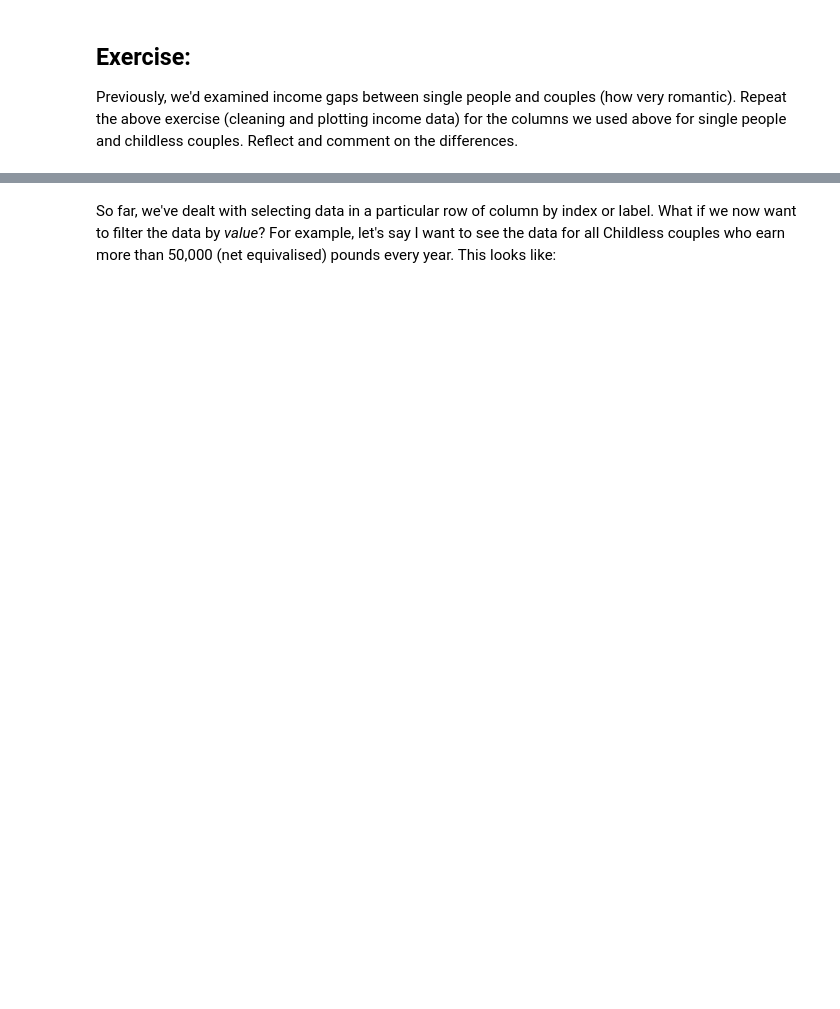
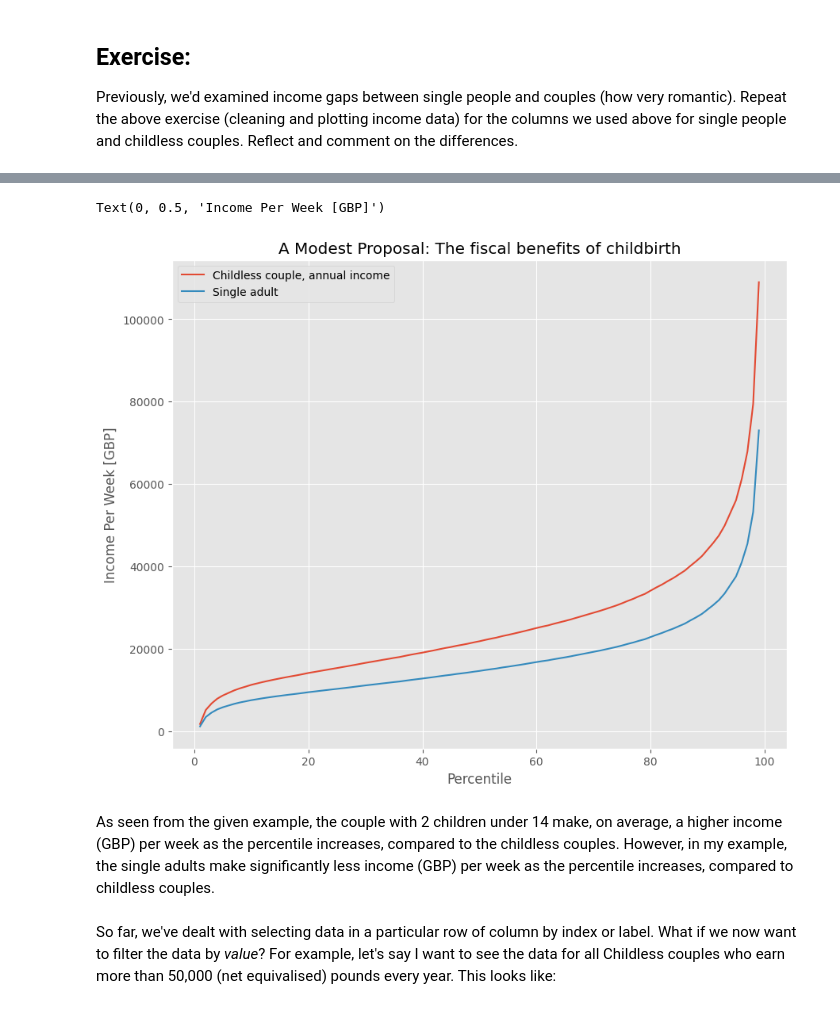
Before and after one commit to skyleranderson05/QM2, a Jupyter notebook: W2_Working_with_Data_in_Pandas.ipynb, the cells around one changed output, grey strips where cells are left out. Cells and saved outputs as stored; diff of their text form; code cells hidden in the pictures; blank space fills up the shorter version.

```diff
--- a/W2_Working_with_Data_in_Pandas.ipynb
+++ b/W2_Working_with_Data_in_Pandas.ipynb
@@ -312,0 +310,3 @@ Add your reflection here.
+# %%
+clean = income[['Childless couple, annual income','Single adult']]
+clean.head()
@@ -312,0 +321,7 @@ Add your reflection here.
+# %%
+clean=clean.replace(',', '', regex=True)
+
+# In addition, missing values are sometimes written as '-', in order for Python to understand that it is just a missing numerical
+# value, all '-' need to be replaced with 'NaN'.
+clean = clean.replace('-', 'NaN', regex=True).astype('float')
+clean.head()
@@ -313,3 +336,13 @@ Add your reflection here.
+# %%
+clean.plot()
+plt.title('A Modest Proposal: The fiscal benefits of childbirth')
+plt.xlabel('Percentile')
+plt.ylabel('Income Per Week [GBP]')
+# %% [output]
+Text(0, 0.5, 'Income Per Week [GBP]')
+[figure, added]
+# %% [markdown]
+As seen from the given example, the couple with 2 children under 14 make, on average, a higher income (GBP) per week as the percentile increases, compared to the childless couples. However, in my example, the single adults make significantly less income (GBP) per week as the percentile increases, compared to childless couples.
 # %% [markdown]
 So far, we've dealt with selecting data in a particular row of column by index or label. What if we now want to filter the data by *value*? For example, let's say I want to see the data for all Childless couples who earn more than 50,000 (net equivalised) pounds every year. This looks like:
 # %%
```
Also changed, not shown: parts of 17 cells of this notebook.
